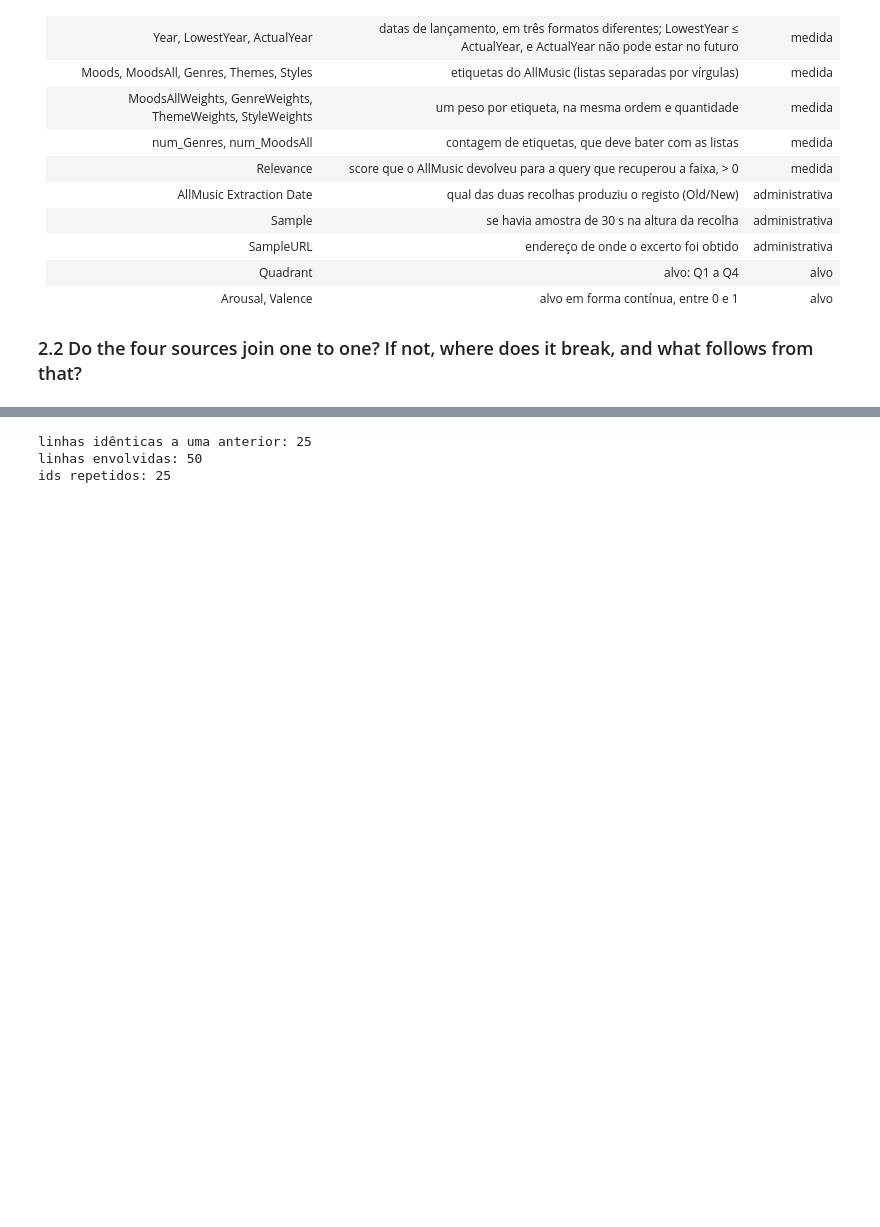
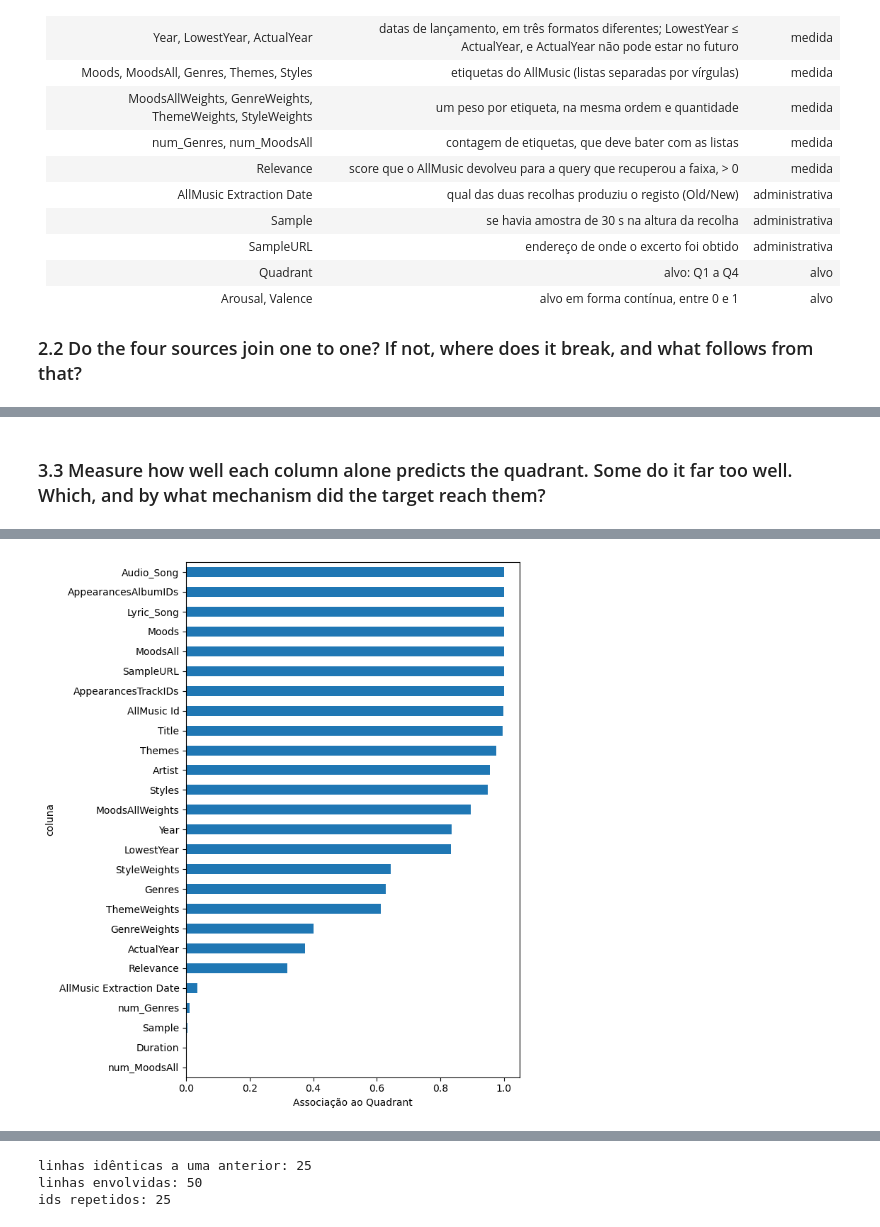
Before and after one commit to TomAintAround/MusicEmotionRecon, a Jupyter notebook: proj.ipynb, the cells around one changed output, grey strips where cells are left out. Saved outputs shown, nothing was run; the diff lists cells and outputs as text; code cells hidden in the pictures; blank space fills up the shorter version.

```diff
--- a/proj.ipynb
+++ b/proj.ipynb
@@ -85,0 +162,16 @@ Themes e ThemeWeights são consideradas hipóteses a investigar, por pertencerem
+# %%
+print("Colunas quase vazias:")
+percentagem_na = metadados.isna().mean() * 100
+print(percentagem_na[percentagem_na > 90].round(2))
+
+print("\nColunas constantes:")
+colunas_constantes = metadados.columns[metadados.nunique() == 1].tolist()
+print(colunas_constantes)
+
+print("\nColunas quase constantes (>90% do mesmo valor):")
+for col in metadados.columns:
+    maior_frequencia = metadados[col].value_counts(normalize=True).max()
+    if maior_frequencia > 0.90:
+        print(f"{col}: {round(maior_frequencia * 100, 2)}%")
+
+display(metadados[["AllMusic Extraction Date", "Year", "LowestYear", "Sample", "Relevance"]].head(10))
@@ -85,0 +205,52 @@ Themes e ThemeWeights são consideradas hipóteses a investigar, por pertencerem
+# %% [markdown]
+
+### 3.3 Measure how well each column alone predicts the quadrant. Some do it far too well. Which, and by what mechanism did the target reach them?
+# %%
+import pandas as pd
+import numpy as np
+import matplotlib.pyplot as plt
+from scipy.stats import kruskal
+from scipy.stats.contingency import association
+
+train = metadados
+y = train["Quadrant"]
+
+escala = {
+    col: "numerica" if pd.api.types.is_numeric_dtype(train[col]) else "nominal"
+    for col in train.columns
+}
+
+def assoc_nominal(x, y):
+    tab = pd.crosstab(x, y)  #Cria uma tabela de frequências entre as duas variáveis, ignorando valores NaN
+    return association(tab, method="cramer", correction=True) if min(tab.shape) > 1 else np.nan  # Calcular o V de Cramér corrigido, se existirem pelo menos duas categorias em cada variável; caso contrário, devolver NaN
+
+def assoc_numerica(x, y):
+    d = pd.DataFrame({"x": x, "y": y}).dropna()  #Cria um DataFrame com as duas variáveis e remover linhas com valores omissos
+    grupos = [g["x"].values for _, g in d.groupby("y")]  # Separa os valores da variável numérica de acordo com cada categoria de Quadrant
+
+    if len(grupos) < 2 or len(d) < 2:  # Verifica se existem pelo menos dois grupos e dois registos válidos
+        return np.nan  # Devolver NaN se não existirem dados suficientes para calcular a associação
+
+    return kruskal(*grupos).statistic / (len(d) - 1)  # Aplica o teste de Kruskal-Wallis e calcula o epsilon quadrado (ε²)
+
+# Criar uma lista com os resultados da associação de cada coluna ao Quadrant
+res = pd.DataFrame(
+    [(c, e, train[c].nunique(),  # Guarda o nome da coluna, a sua escala e o número de valores distintos
+      (assoc_nominal if e == "nominal" else assoc_numerica)(train[c], y))  # Escolhe a função adequada e calcular a associação com o Quadrant
+     for c, e in escala.items() if c != "Quadrant"],  # Percorre as colunas definidas em escala, excluindo a variável-alvo
+    columns=["coluna", "escala", "n_distintos", "associacao"]  # Define os nomes das colunas da tabela de resultados
+).sort_values("associacao", ascending=False)  # Ordena os resultados da maior para a menor associação
+
+print(res.to_string(index=False))
+
+res.dropna(subset=["associacao"]).sort_values("associacao").plot.barh(
+    x="coluna",
+    y="associacao",
+    legend=False,
+    figsize=(7, 8)
+)
+
+plt.xlabel("Associação ao Quadrant")
+plt.tight_layout()
+plt.show()
+# %% [output]
@@ -85,0 +274 @@ Themes e ThemeWeights são consideradas hipóteses a investigar, por pertencerem
+[figure, added]
```
Also changed, not shown: parts of 26 cells of this notebook.
